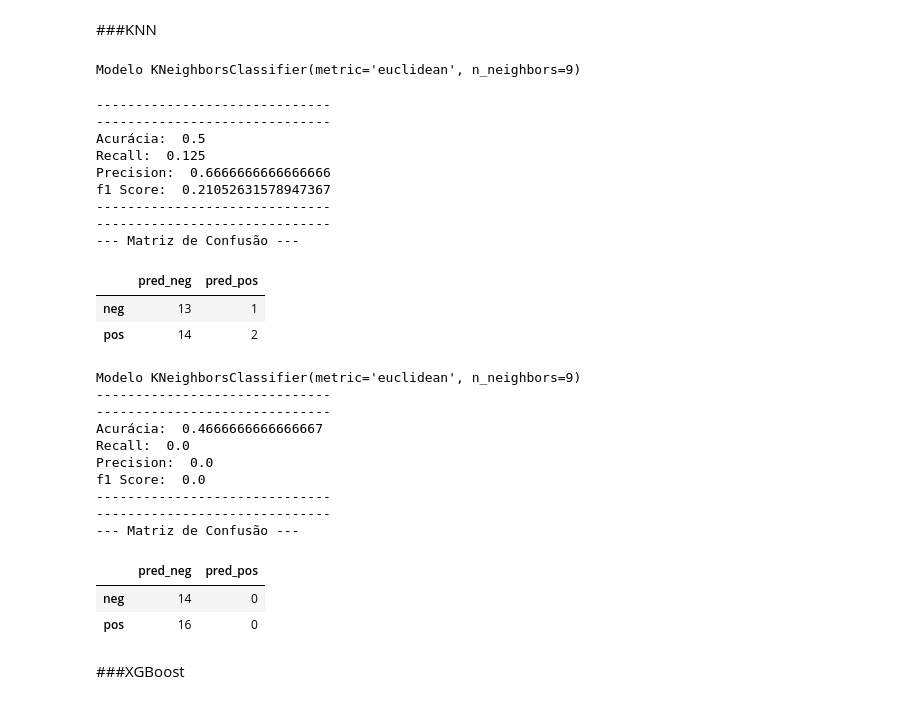
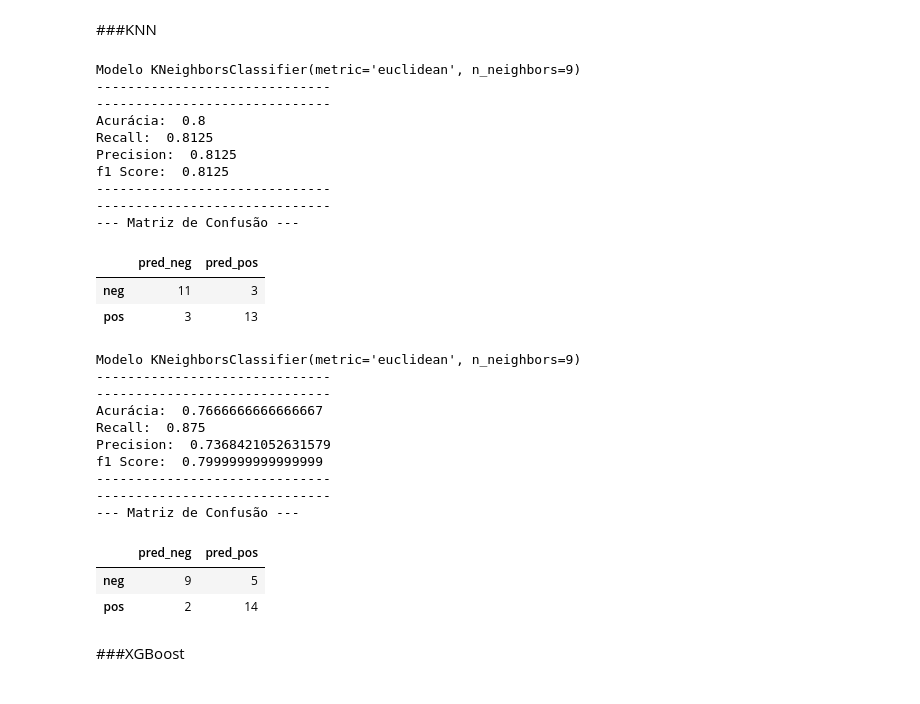
Before and after one commit to GuilhermeAGouveia/ia-regression-and-classification-problems, a Jupyter notebook: atividade_IA_3_0.ipynb, the cells around one changed output. Drawn from its saved outputs; the diff is of its cells as text; code cells hidden in the pictures.

```diff
--- a/atividade_IA_3_0.ipynb
+++ b/atividade_IA_3_0.ipynb
@@ -515,7 +572,7 @@ Proporção dos que tem chance alta:  86.84210526315789
 # %% [markdown]
 Utilizando um modelo como exemplo para verificar os impactos de um conjunto desbalanceado
 # %%
-problem.set_model(knnModel)
+problem.set_model(knn_model)
 
 problem.train()
 predict_values = problem.predict()
@@ -542,0 +620,6 @@ problem.desbalance_dataset(type_desbalance=Desbalance.MORE_NEGATIVE)
+# %%
+problem.set_model(knn_model)
+
+problem.train()
+predict_values = problem.predict()
+problem.validation(predict_values)
@@ -548,7 +645,7 @@ problem.desbalance_dataset(type_desbalance=Desbalance.MORE_NEGATIVE)
 @var conjuntos_train: Essa variavel é um vetor com nSets posições e armazena conjuntos de treinos subdividos a partir de conjunto de treino principal
 """
 nSets = 2
-conjuntos_train = problem.subdivideTrainSet(nSets=nSets)
+conjuntos_train = problem.subdivide_train_set(n_sets=nSets)
 conjuntos_train[0]['features']['train'].head()
 # %% [output]
 |  | age | sex | cp | trtbps | chol | fbs | restecg | thalachh | exng | oldpeak | slp | ... |
@@ -597,7 +694,7 @@ f1 Score:  0.11764705882352941
 # %% [markdown]
 ###   Decision Tree
 # %%
-problem.set_model(dstModel)
+problem.set_model(dst_model)
 
 for i in range(0, nSets):
   problem.train(conjuntos_train[i])
@@ -634,40 +731,40 @@ f1 Score:  0.0
 # %% [markdown]
 ###KNN
 # %%
-problem.set_model(knnModel)
+problem.set_model(knn_model)
 
 for i in range(0, nSets):
   problem.train(conjuntos_train[i])
 
   predict_values = problem.predict()
   problem.validation(predict_values)
 # %% [output]
 Modelo KNeighborsClassifier(metric='euclidean', n_neighbors=9)
+------------------------------
+------------------------------
+Acurácia:  0.8
+Recall:  0.8125
+Precision:  0.8125
+f1 Score:  0.8125
+------------------------------
+------------------------------
+--- Matriz de Confusão ---
+|  | pred_neg | pred_pos |
+| neg | 11 | 3 |
+| pos | 3 | 13 |
+Modelo KNeighborsClassifier(metric='euclidean', n_neighbors=9)
 ------------------------------
 ------------------------------
-Acurácia:  0.5
-Recall:  0.125
-Precision:  0.6666666666666666
-f1 Score:  0.21052631578947367
+Acurácia:  0.7666666666666667
+Recall:  0.875
+Precision:  0.7368421052631579
+f1 Score:  0.7999999999999999
 ------------------------------
 ------------------------------
 --- Matriz de Confusão ---
-|  | pred_neg | pred_pos |
-| neg | 13 | 1 |
-| pos | 14 | 2 |
-Modelo KNeighborsClassifier(metric='euclidean', n_neighbors=9)
-------------------------------
-------------------------------
-Acurácia:  0.4666666666666667
-Recall:  0.0
-Precision:  0.0
-f1 Score:  0.0
-------------------------------
-------------------------------
---- Matriz de Confusão ---
 |  | pred_neg | pred_pos |
-| neg | 14 | 0 |
-| pos | 16 | 0 |
+| neg | 9 | 5 |
+| pos | 2 | 14 |
 # %% [markdown]
 ###XGBoost
 # %%
```
Also changed, not shown: parts of 45 cells of this notebook.
